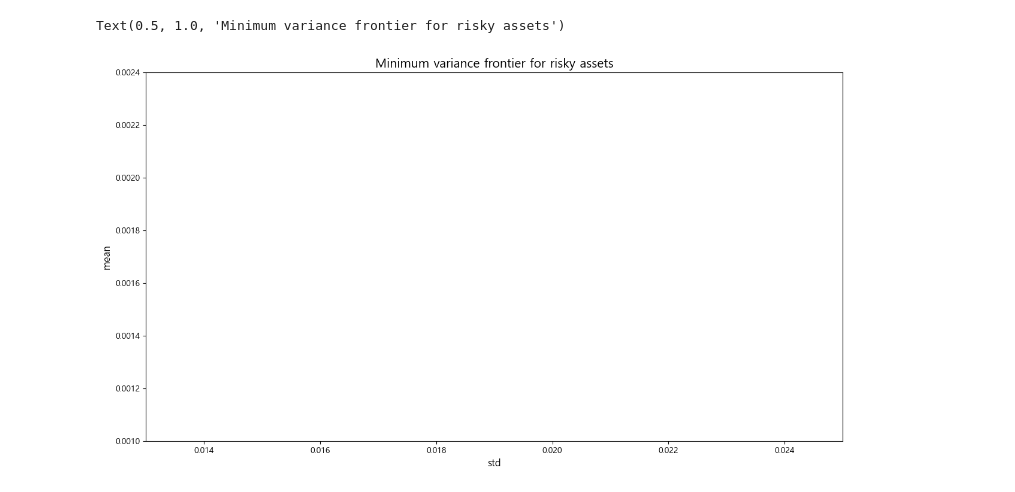
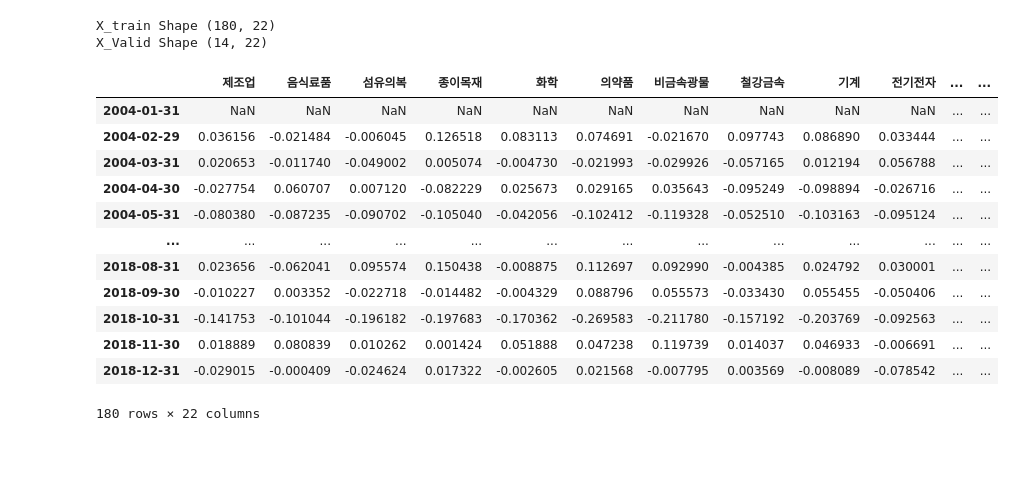
Before and after one commit to Jjineeq/Quant, a Jupyter notebook: mean_variance_frontier.ipynb, the cells around one changed output. Saved outputs shown, nothing was run; the diff lists cells and outputs as text; code cells hidden in the pictures; blank space fills up the shorter version.

```diff
--- a/mean_variance_frontier.ipynb
+++ b/mean_variance_frontier.ipynb
@@ -11,7 +18,25 @@ from cvxopt import solvers
 import warnings
 warnings.filterwarnings('ignore')
 # %%
-df = pd.read_csv("C:/Users/User/github/Quant/data/kospi_category.csv", encoding='cp949')
+# 파일이 있는 주소로 맞춰서 부르기
+# 이거만 수정하면 됩니다.
+path = 'C:/Users/User/github/Quant/data'
+
+'''
+
+여기부터는 코드 안바꿔도 실행됩니다.
+! pip install PyPortfolioOpt
+! pip install cvxopt
+만약 실행 안되면 위의 두개 코드 실행시키면 됩니다.
+다운로드 안되면 python 버전 확인하거나
+
+conda install PyPortfolioOpt
+conda install cvxopt
+두개중에 다운로드 실패한 라이브러리 다운로드 하고 실행해보세요.
+
+'''
+
+df = pd.read_csv(path + "/kospi_category.csv", encoding='cp949')
 start_date = '2004-01-01'
 end_date = '2020-03-01'
 
@@ -156,21 +45,11 @@ mean_stds_df
-# %%
-#Plot minimum variance frontier (최소 분산 곡선 그래프)
-#Random portfolios (무작위 포트폴리오)
-#means = port_ret_var['Port_ret'].values
-#stds = port_ret_var['Port_std'].values
-
-#Minimum varaince portfolios (최소분산 포트폴리오)
-opt_returns = mean_stds_df['Port_ret']
-opt_stds = mean_stds_df['Port_std']
-
-fig = plt.figure(figsize=(15,8))
-#plt.plot(stds, means, 'o')
-plt.ylabel('mean',fontsize=12)
-plt.xlabel('std',fontsize=12)
-plt.plot(opt_stds, opt_returns, 'y-o')
-plt.xlim(0.013,0.025)
-plt.ylim(0.001,0.0024)
-plt.title('Minimum variance frontier for risky assets',fontsize=15)
-# %% [output]
-Text(0.5, 1.0, 'Minimum variance frontier for risky assets')
-[figure, removed]
+# %%
+# train 데이터와 validation 데이터 나누기.
+X_train = df[df.index < '2019-01-01']
+X_valid = df[df.index >= '2019-01-01']
+
+# 각 데이터의 사이즈 확인하기
+print('X_train Shape', X_train.shape)
+print('X_Valid Shape', X_valid.shape)
+# %% [output]
+X_train Shape (180, 22)
+X_Valid Shape (14, 22)
@@ -176,0 +66,17 @@ Text(0.5, 1.0, 'Minimum variance frontier for risky assets')
+# %%
+returns=X_train.pct_change() # 단순 수익률 계산 => (다음날 값 +- 기준일 값)/기준일 값 으로 수익률 나옵니다.
+returns
+# %% [output]
+|  | 제조업 | 음식료품 | 섬유의복 | 종이목재 | 화학 | 의약품 | 비금속광물 | 철강금속 | 기계 | 전기전자 | ... | ... |
+| 2004-01-31 | NaN | NaN | NaN | NaN | NaN | NaN | NaN | NaN | NaN | NaN | ... | ... |
+| 2004-02-29 | 0.036156 | -0.021484 | -0.006045 | 0.126518 | 0.083113 | 0.074691 | -0.021670 | 0.097743 | 0.086890 | 0.033444 | ... | ... |
+| 2004-03-31 | 0.020653 | -0.011740 | -0.049002 | 0.005074 | -0.004730 | -0.021993 | -0.029926 | -0.057165 | 0.012194 | 0.056788 | ... | ... |
+| 2004-04-30 | -0.027754 | 0.060707 | 0.007120 | -0.082229 | 0.025673 | 0.029165 | 0.035643 | -0.095249 | -0.098894 | -0.026716 | ... | ... |
+| 2004-05-31 | -0.080380 | -0.087235 | -0.090702 | -0.105040 | -0.042056 | -0.102412 | -0.119328 | -0.052510 | -0.103163 | -0.095124 | ... | ... |
+| ... | ... | ... | ... | ... | ... | ... | ... | ... | ... | ... | ... | ... |
+| 2018-08-31 | 0.023656 | -0.062041 | 0.095574 | 0.150438 | -0.008875 | 0.112697 | 0.092990 | -0.004385 | 0.024792 | 0.030001 | ... | ... |
+| 2018-09-30 | -0.010227 | 0.003352 | -0.022718 | -0.014482 | -0.004329 | 0.088796 | 0.055573 | -0.033430 | 0.055455 | -0.050406 | ... | ... |
+| 2018-10-31 | -0.141753 | -0.101044 | -0.196182 | -0.197683 | -0.170362 | -0.269583 | -0.211780 | -0.157192 | -0.203769 | -0.092563 | ... | ... |
+| 2018-11-30 | 0.018889 | 0.080839 | 0.010262 | 0.001424 | 0.051888 | 0.047238 | 0.119739 | 0.014037 | 0.046933 | -0.006691 | ... | ... |
+| 2018-12-31 | -0.029015 | -0.000409 | -0.024624 | 0.017322 | -0.002605 | 0.021568 | -0.007795 | 0.003569 | -0.008089 | -0.078542 | ... | ... |
+180 rows × 22 columns
```
Also changed, not shown: parts of 26 cells of this notebook, 8 other files.
